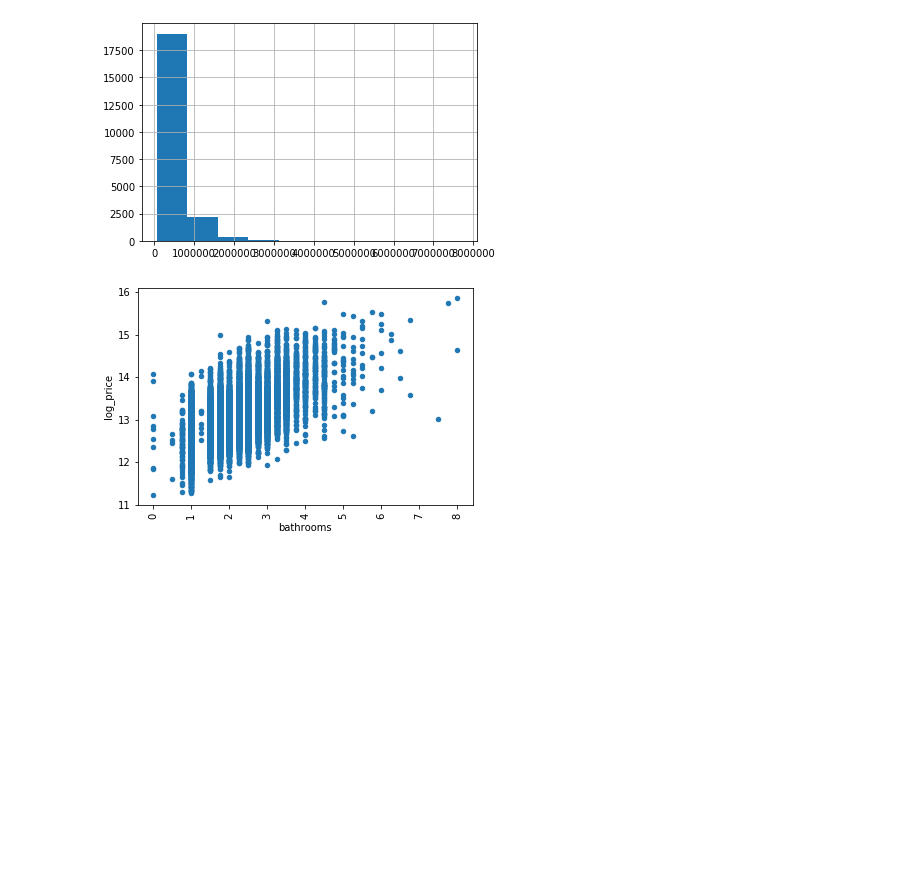
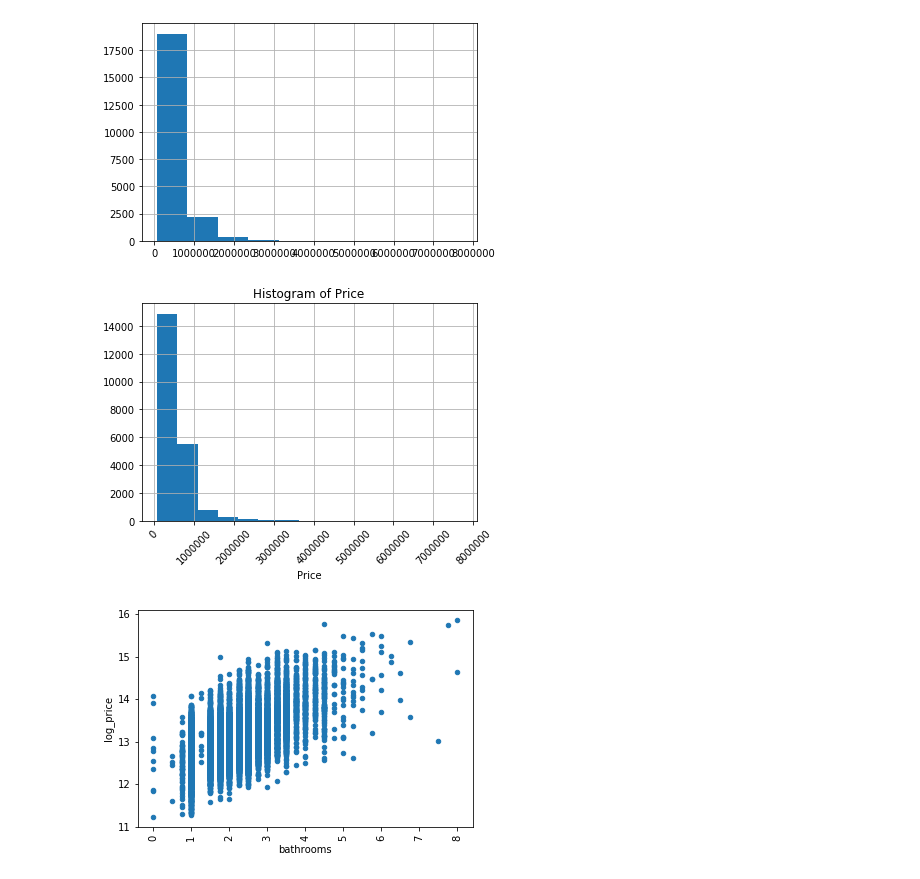
Before and after one commit to ajwal14/Springboard-DSBC, a Jupyter notebook: housing_data.ipynb, the cells around one changed output. Drawn from its saved outputs; the diff is of its cells as text; code cells hidden in the pictures; blank space fills up the shorter version.

```diff
--- a/housing_data.ipynb
+++ b/housing_data.ipynb
@@ -126,6 +128,15 @@ df.price.hist()
 plt.show()
 # %% [output]
 [figure]
+# %%
+df.price.hist(bins=15)
+
+plt.xlabel('Price')
+plt.title('Histogram of Price')
+plt.xticks(rotation=45)
+plt.show()
+# %% [output]
+[figure, added]
 # %%
 import math
 df.plot(kind='scatter', x='bathrooms', y= 'log_price', rot=90)
```
Also changed, not shown: parts of 21 cells of this notebook.
